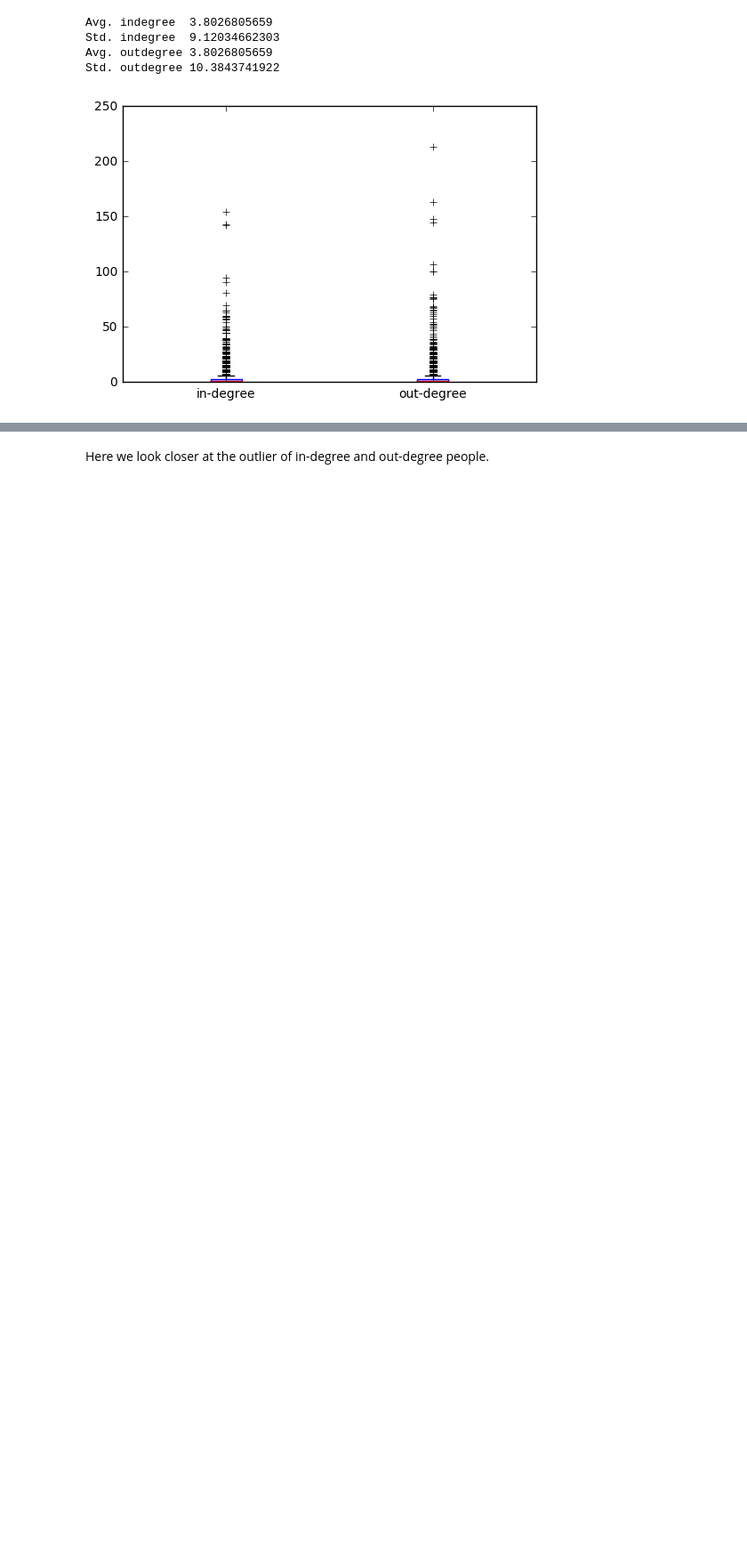
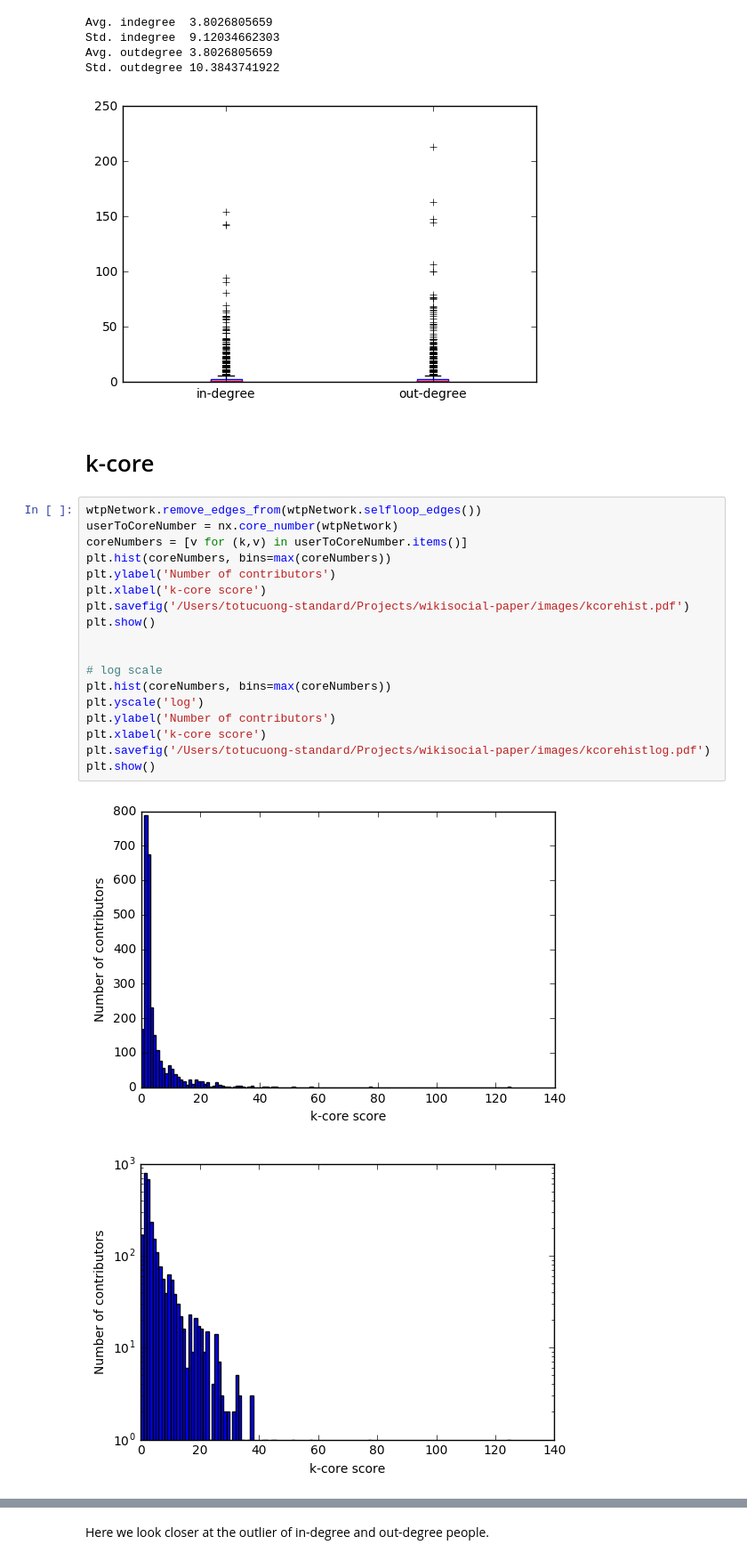
Before and after one commit to totucuong/wikidata, a Jupyter notebook: python/wikidatanetworkanalysis.ipynb, the cells around one changed output, grey strips where cells are left out. Shown at 89% size. Saved outputs shown, nothing was run; the diff lists cells and outputs as text; blank space fills up the shorter version.

```diff
--- a/python/wikidatanetworkanalysis.ipynb
+++ b/python/wikidatanetworkanalysis.ipynb
@@ -258,3 +258,26 @@ Std. indegree  9.12034662303
 Avg. outdegree 3.8026805659
 Std. outdegree 10.3843741922
 [figure]
+# %% [markdown]
+# k-core
+# %%
+wtpNetwork.remove_edges_from(wtpNetwork.selfloop_edges())
+userToCoreNumber = nx.core_number(wtpNetwork)
+coreNumbers = [v for (k,v) in userToCoreNumber.items()]
+plt.hist(coreNumbers, bins=max(coreNumbers))
+plt.ylabel('Number of contributors')
+plt.xlabel('k-core score')
+plt.savefig('/Users/totucuong-standard/Projects/wikisocial-paper/images/kcorehist.pdf')
+plt.show()
+
+
+# log scale
+plt.hist(coreNumbers, bins=max(coreNumbers))
+plt.yscale('log')
+plt.ylabel('Number of contributors')
+plt.xlabel('k-core score')
+plt.savefig('/Users/totucuong-standard/Projects/wikisocial-paper/images/kcorehistlog.pdf')
+plt.show()
+# %% [output]
+[figure, added]
+[figure, added]
```
Also changed, not shown: parts of 10 cells of this notebook, 5 other files.
